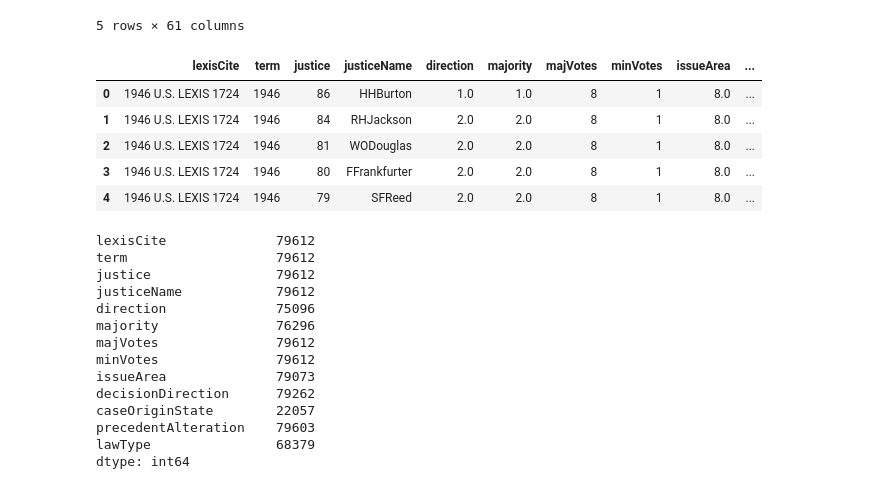
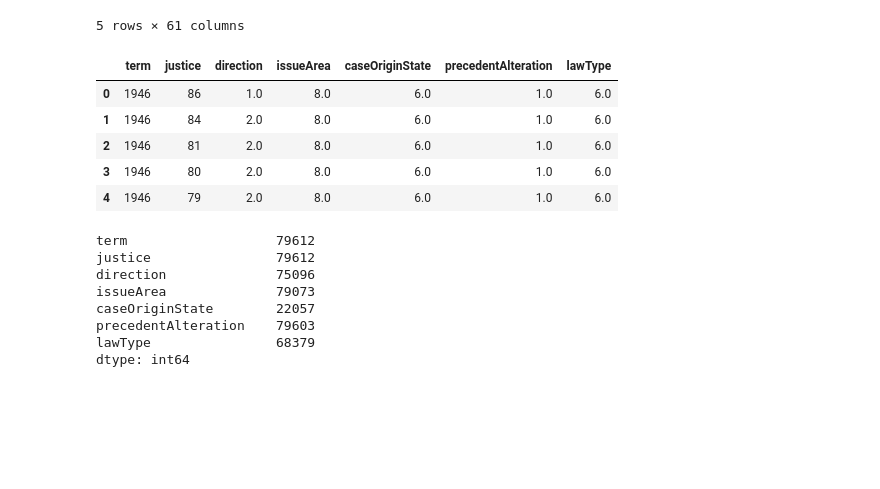
Before and after one commit to emilyt1985/SCOTUS, a Jupyter notebook: Resources/Current_SCOTUS_AllDataCleanup.ipynb, the cells around one changed output. Cells and saved outputs as stored; diff of their text form; code cells hidden in the pictures; blank space fills up the shorter version.

Commit message:
SCOTUS alldatacleanup updated

```diff
--- a/Resources/Current_SCOTUS_AllDataCleanup.ipynb
+++ b/Resources/Current_SCOTUS_AllDataCleanup.ipynb
@@ -14,30 +14,23 @@ scotus.head()
 | 4 | 1946-001 | 1946-001-01 | 1946-001-01-01 | 1946-001-01-01-01-05 | 11/18/1946 | 1 | 329 U.S. 1 | 67 S. Ct. 6 | 91 L. Ed. 3 | ... |
 5 rows × 61 columns
 # %%
-current_df = scotus[["lexisCite", "term", "justice", "justiceName", "direction", "majority", "majVotes", "minVotes",
-                      "issueArea", "decisionDirection", "caseOriginState", "precedentAlteration", "lawType"]]
+current_df = scotus[["term", "justice", "direction", "issueArea", "caseOriginState", "precedentAlteration", "lawType"]]
 
 current_df.head()
 # %% [output]
-|  | lexisCite | term | justice | justiceName | direction | majority | majVotes | minVotes | issueArea | ... |
-| 0 | 1946 U.S. LEXIS 1724 | 1946 | 86 | HHBurton | 1.0 | 1.0 | 8 | 1 | 8.0 | ... |
-| 1 | 1946 U.S. LEXIS 1724 | 1946 | 84 | RHJackson | 2.0 | 2.0 | 8 | 1 | 8.0 | ... |
-| 2 | 1946 U.S. LEXIS 1724 | 1946 | 81 | WODouglas | 2.0 | 2.0 | 8 | 1 | 8.0 | ... |
-| 3 | 1946 U.S. LEXIS 1724 | 1946 | 80 | FFrankfurter | 2.0 | 2.0 | 8 | 1 | 8.0 | ... |
-| 4 | 1946 U.S. LEXIS 1724 | 1946 | 79 | SFReed | 2.0 | 2.0 | 8 | 1 | 8.0 | ... |
+|  | term | justice | direction | issueArea | caseOriginState | precedentAlteration | lawType |
+| 0 | 1946 | 86 | 1.0 | 8.0 | 6.0 | 1.0 | 6.0 |
+| 1 | 1946 | 84 | 2.0 | 8.0 | 6.0 | 1.0 | 6.0 |
+| 2 | 1946 | 81 | 2.0 | 8.0 | 6.0 | 1.0 | 6.0 |
+| 3 | 1946 | 80 | 2.0 | 8.0 | 6.0 | 1.0 | 6.0 |
+| 4 | 1946 | 79 | 2.0 | 8.0 | 6.0 | 1.0 | 6.0 |
 # %%
 current_df.count()
 # %% [output]
-lexisCite              79612
 term                   79612
 justice                79612
-justiceName            79612
 direction              75096
-majority               76296
-majVotes               79612
-minVotes               79612
 issueArea              79073
-decisionDirection      79262
 caseOriginState        22057
 precedentAlteration    79603
 lawType                68379
```
Also changed, not shown: parts of 13 cells of this notebook.
